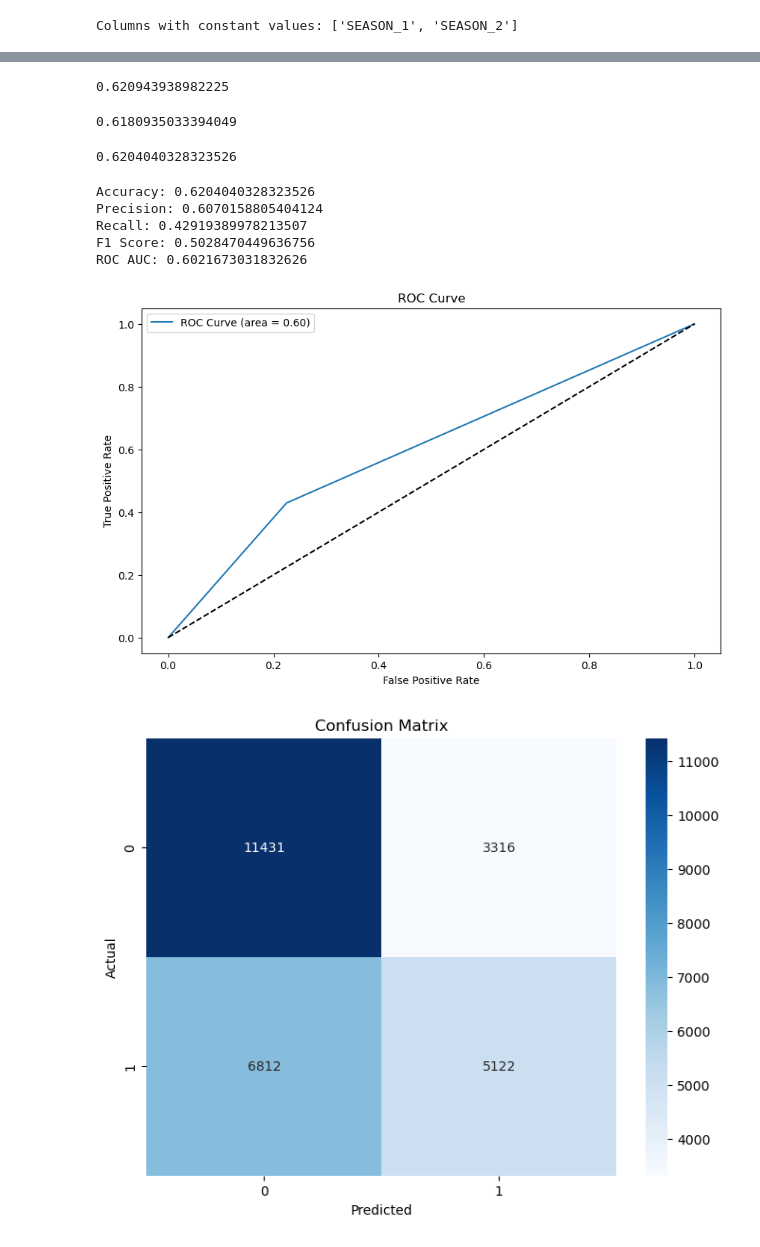
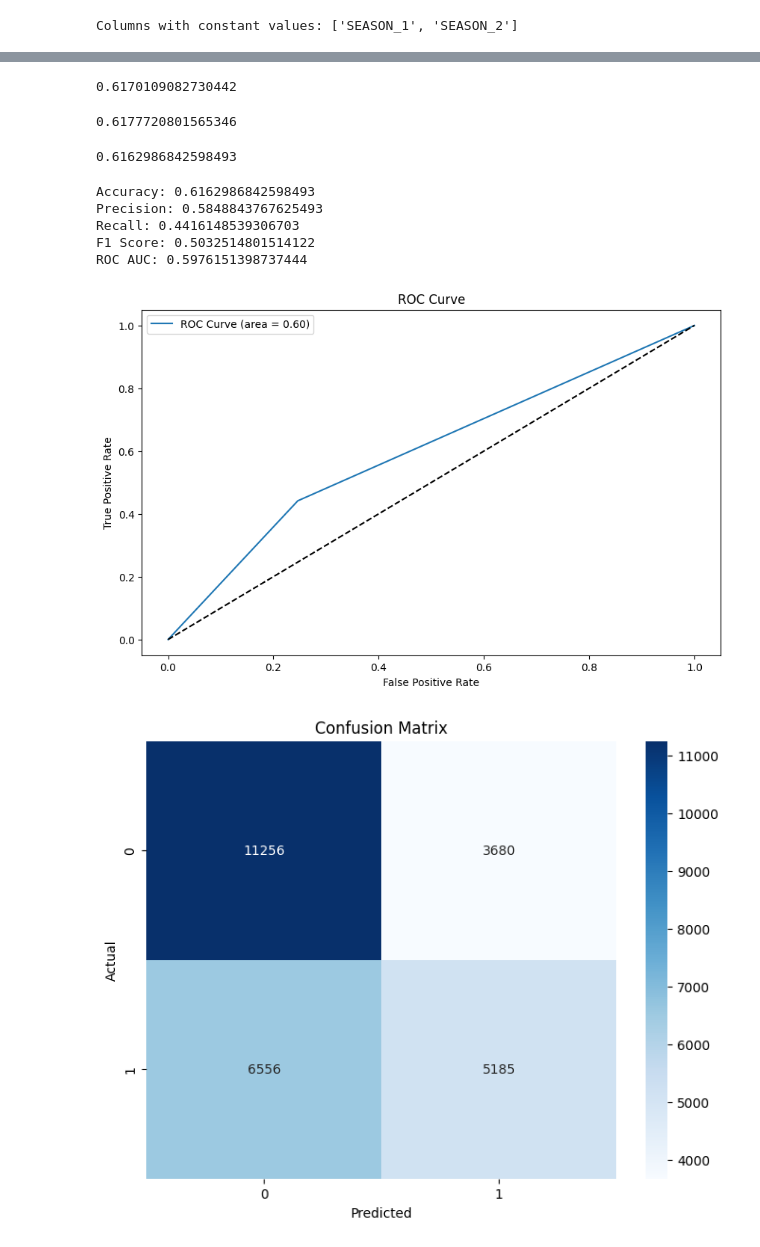
Before and after one commit to BigBabik/Shotpred, a Jupyter notebook: notebooks/dataworks.ipynb, the cells around one changed output, grey strips where cells are left out. Saved outputs shown, nothing was run; the diff lists cells and outputs as text; code cells hidden in the pictures.

Commit message:
logistic regression works

```diff
--- a/notebooks/dataworks.ipynb
+++ b/notebooks/dataworks.ipynb
@@ -1,16 +1,13 @@
 # %%
 import os
 
-#HOME_DIR = '/Users/yoav/Documents/Yoav/CS/20936 - DS Project/Shotpred'
-HOME_DIR = '/Users/home/Shotpred'
-
+HOME_DIR = '/Users/yoav/Documents/Yoav/CS/20936 - DS Project/Shotpred'
 DATA_DIR = os.path.join(HOME_DIR, 'data')
 EXT_DATA_DIR = os.path.join(DATA_DIR, 'External')
 INT_DATA_DIR = os.path.join(DATA_DIR, 'Internal')
 
 import sys
-sys.path.append("/Users/home/Shotpred/utils")
-#sys.path.append("/Users/yoav/Documents/Yoav/CS/20936 - DS Project/Shotpred/utils")
+sys.path.append("/Users/yoav/Documents/Yoav/CS/20936 - DS Project/Shotpred/utils")
 # %%
 import pandas as pd
 import os
@@ -165,6 +162,8 @@ cs_for_merge = active_players_cs_in_1415[CAREER_STATS_COL_FOR_MERGE]
 for_pred = pd.merge(merged_with_both_heights, cs_for_merge, on='PLAYER_ID')
 # %%
 #for_pred.head(1000).to_csv(os.path.join(INT_DATA_DIR, 'for_pred.csv'), index=False)
+# %%
+for_pred=for_pred[COLS_FOR_PRED]
 # %%
 for_pred[COLS_FOR_PRED].columns
 # %% [output]
@@ -239,5 +238,7 @@ print(duplicate_rows)
 
 [21 rows x 48 columns]
+# %%
+for_pred = for_pred.drop_duplicates().reset_index(drop=True)
 # %%
 importlib.reload(du)
 constant_columns = du.find_constant_columns(for_pred)
@@ -246,7 +247,6 @@ print("Columns with constant values:", constant_columns)
 Columns with constant values: ['SEASON_1', 'SEASON_2']
 # %%
 # IMPLEMENT - DROP THE CONSTANT COLS, DEFINITELY SEASON_1
-for_pred = for_pred.drop(['SEASON_1','SEASON_2','EVENT_TYPE'],axis =1)
 # %%
 for_pred
 # %% [output]
@@ -376,7 +366,7 @@ LogisticRegression(max_iter=1000, random_state=2312)
 # %%
 logistic_model.score(X_train, y_train)
 # %% [output]
-0.620943938982225
+0.6170109082730442
 # %%
 y_val_pred = logistic_model.predict(X_val)
 # %%
@@ -386,16 +376,16 @@ test_pred = logistic_model.predict(X_test)
 # %%
 accuracy_score(y_test, test_pred)
 # %% [output]
-0.6180935033394049
+0.6177720801565346
 # %%
 accuracy_score(y_val, y_val_pred)
 # %% [output]
-0.6204040328323526
+0.6162986842598493
 # %%
 
 
 # Convert predicted probabilities to binary outcomes
-y_val_pred_logistic_binary = (y_val_pred > 0.5).astype(int)
+#y_val_pred_logistic_binary = (y_val_pred_logistic > 0.5).astype(int)
 
 # Calculate metrics
 accuracy = accuracy_score(y_val, y_val_pred)
@@ -404,37 +394,37 @@ recall = recall_score(y_val, y_val_pred)
 f1 = f1_score(y_val, y_val_pred)
 roc_auc = roc_auc_score(y_val, y_val_pred)
 
 # Print metrics
 print(f"Accuracy: {accuracy}")
 print(f"Precision: {precision}")
 print(f"Recall: {recall}")
 print(f"F1 Score: {f1}")
 print(f"ROC AUC: {roc_auc}")
 
 # Plot ROC curve
 fpr, tpr, _ = roc_curve(y_val, y_val_pred)
 plt.figure(figsize=(10, 6))
 plt.plot(fpr, tpr, label=f'ROC Curve (area = {roc_auc:.2f})')
 plt.plot([0, 1], [0, 1], 'k--')
 plt.xlabel('False Positive Rate')
 plt.ylabel('True Positive Rate')
 plt.title('ROC Curve')
 plt.legend(loc='best')
 plt.show()
 
 # Plot confusion matrix
 conf_matrix = confusion_matrix(y_val, y_val_pred)
 plt.figure(figsize=(8, 6))
 sns.heatmap(conf_matrix, annot=True, fmt='d', cmap='Blues')
 plt.xlabel('Predicted')
 plt.ylabel('Actual')
 plt.title('Confusion Matrix')
 plt.show()
 # %% [output]
-Accuracy: 0.6204040328323526
-Precision: 0.6070158805404124
-Recall: 0.42919389978213507
-F1 Score: 0.5028470449636756
-ROC AUC: 0.6021673031832626
+Accuracy: 0.6162986842598493
+Precision: 0.5848843767625493
+Recall: 0.4416148539306703
+F1 Score: 0.5032514801514122
+ROC AUC: 0.5976151398737444
-[figure, old version]
+[figure, new version]
-[figure, old version]
+[figure, new version]
```
Also changed, not shown: parts of 17 cells of this notebook, 1 other file.
